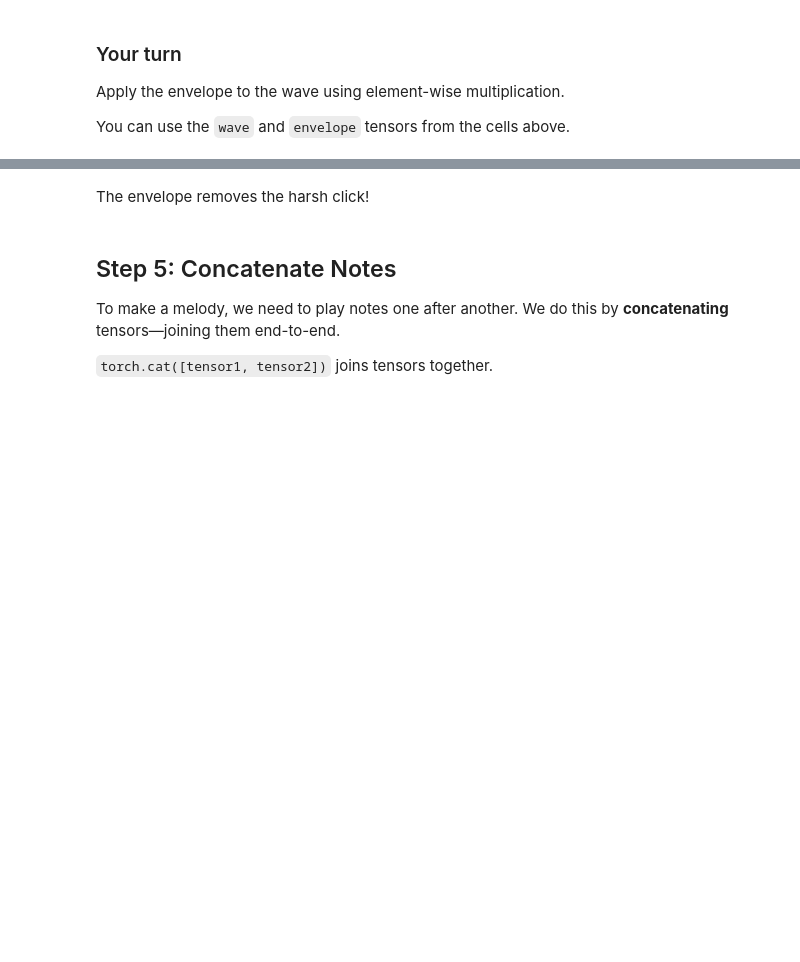
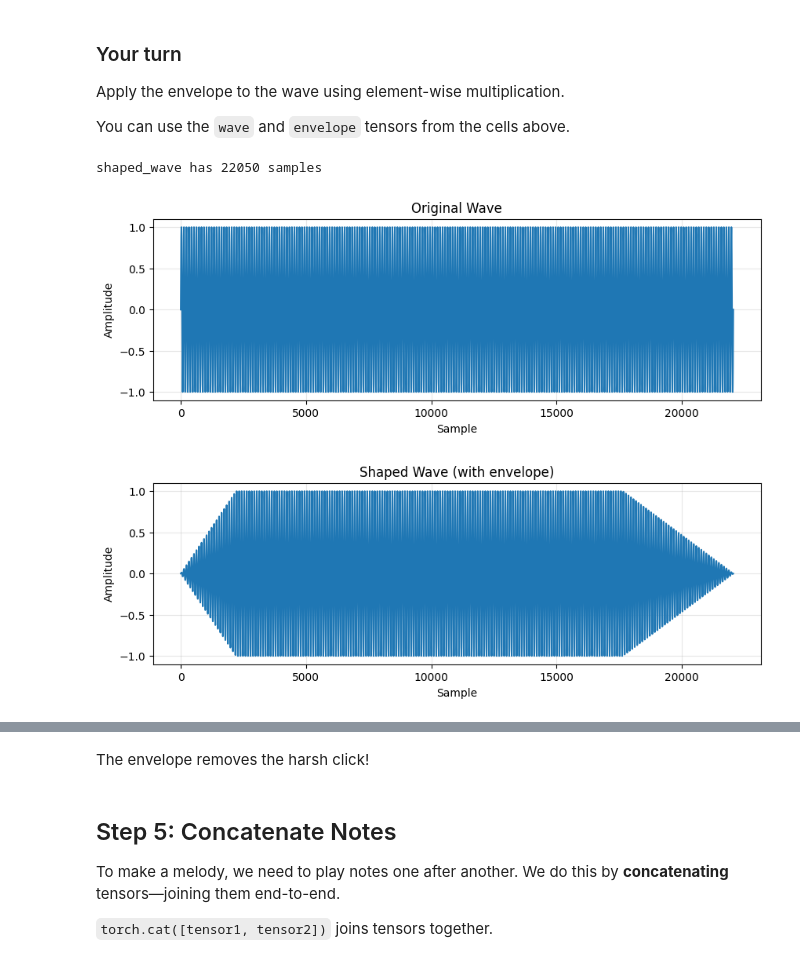
Before and after one commit to berklee-epd/mtec345-homework, a Jupyter notebook: henry-elkington/lab-2/tensors.ipynb, the cells around one changed output, grey strips where cells are left out. Cells and saved outputs as stored; diff of their text form; code cells hidden in the pictures; blank space fills up the shorter version.

```diff
--- a/henry-elkington/lab-2/tensors.ipynb
+++ b/henry-elkington/lab-2/tensors.ipynb
@@ -338,8 +383,8 @@ sample_rate = 44100
 duration = 0.3
 frequency = 523
 
-num_samples = None  # FILL THIS IN
-t = None            # FILL THIS IN
-wave = None         # FILL THIS IN
+num_samples = int(sample_rate * duration)
+t = torch.linspace(0, duration, num_samples)
+wave = torch.sin(2 * torch.pi * frequency * t)
 
 Audio(wave, rate=sample_rate)
@@ -434,11 +497,15 @@ Apply the envelope to the wave using element-wise multiplication.
 
 You can use the `wave` and `envelope` tensors from the cells above.
 # %%
-shaped_wave = None  # FILL THIS IN: multiply wave by envelope
+shaped_wave = wave * envelope
 
 print(f"shaped_wave has {len(shaped_wave)} samples")
 show_waveform(wave, title="Original Wave")
 show_waveform(shaped_wave, title="Shaped Wave (with envelope)")
+# %% [output]
+shaped_wave has 22050 samples
+[figure, added]
+[figure, added]
 # %%
 # Listen to the difference
 print("Without envelope:")
```
Also changed, not shown: parts of 35 cells of this notebook.
